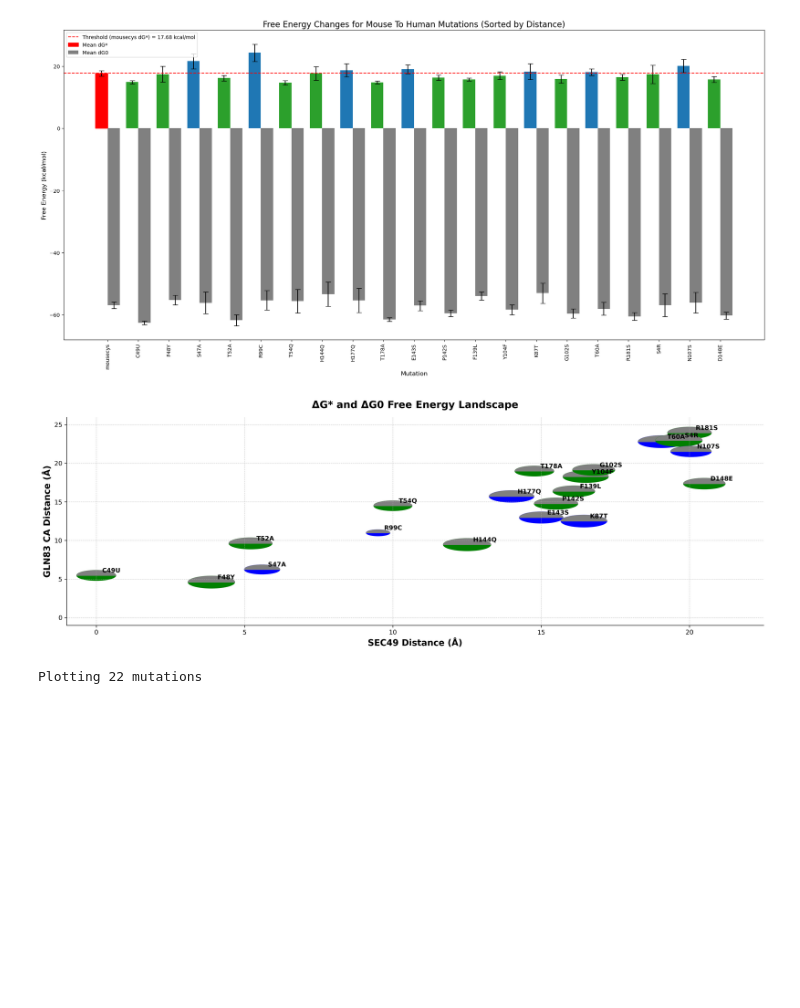
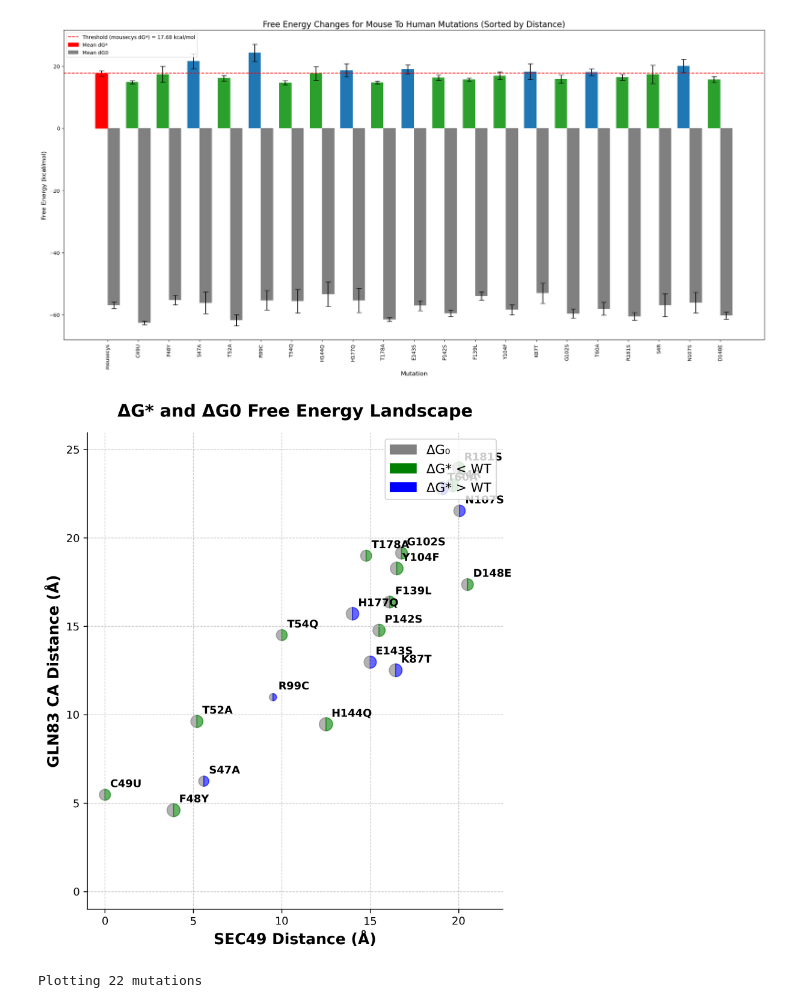
Before and after one commit to ND7996/GPX6, a Jupyter notebook: analysis/barplot_energy.ipynb, the cells around one changed output. Cells and saved outputs as stored; diff of their text form; code cells hidden in the pictures; blank space fills up the shorter version.

```diff
--- a/analysis/barplot_energy.ipynb
+++ b/analysis/barplot_energy.ipynb
@@ -80,6 +80,7 @@ Plotting 21 mutations in sorted order
 # %%
 import matplotlib.pyplot as plt
 import numpy as np
+import matplotlib.patches as mpatches
 
 # Define dataset with distances and free energy values
 mutants = [
@@ -107,7 +108,6 @@ mutants = [
 
 # Wild-type reference (mousecys)
 mousecys_dg_star = 17.68
-mousecys_dg0 = -56.96
 
 # Extract data
 sec49_distances = [m["sec49_distance"] for m in mutants]
@@ -117,59 +117,65 @@ dg0_values = [m["dg0"] for m in mutants]
 mutant_labels = [m["mutation"] for m in mutants]
 
 # Define sizes: Larger circles for larger deviations from mousecys
-min_size, max_size = 400, 1600
+min_size, max_size = 600, 2000  # Increased min/max for bigger circles
 deviation = [abs(dg - mousecys_dg_star) for dg in dg_star_values]
 sizes = np.interp(deviation, (min(deviation), max(deviation)), (max_size, min_size))
 
-# Define colors: Green for lower ΔG*, blue for higher
-colors = ["green" if dg < mousecys_dg_star else "blue" for dg in dg_star_values]
+# Define colors for ΔG*
+colors_dg_star = ["green" if dg < mousecys_dg_star else "blue" for dg in dg_star_values]
+color_dg0 = "grey"  # Grey for ΔG₀
 
 # Create plot
-fig, ax = plt.subplots(figsize=(20, 6), dpi=300)
+fig, ax = plt.subplots(figsize=(10, 8), dpi=300)
+ax.set_aspect('equal')
 
-# Function to draw a half-and-half circle
-def half_circle(ax, x, y, size, color1, color2):
-    circle = plt.Circle((x, y), np.sqrt(size) / 50, color=color1, transform=ax.transData, clip_on=False)
-    ax.add_patch(circle)
+# Plot half-circles
+for x, y, size, color_dg_star in zip(sec49_distances, ca_distances, sizes, colors_dg_star):
+    radius = np.sqrt(size) / 120  # Adjusted scale factor
 
-    theta = np.linspace(0, np.pi, 100)
-    x_half = x + (np.sqrt(size) / 50) * np.cos(theta)
-    y_half = y + (np.sqrt(size) / 50) * np.sin(theta)
+    # Left (grey) - ΔG₀
+    wedge1 = mpatches.Wedge((x, y), radius, 90, 270, color=color_dg0, alpha=0.6, edgecolor="black", lw=1)
 
-    ax.fill_betweenx(y_half, x, x_half, color=color2, transform=ax.transData)
+    # Right (ΔG*) - Green or Blue
+    wedge2 = mpatches.Wedge((x, y), radius, 270, 90, color=color_dg_star, alpha=0.6, edgecolor="black", lw=1)
 
-# Plot data with half circles
-for x, y, size, dg_star, dg0 in zip(sec49_distances, ca_distances, sizes, dg_star_values, dg0_values):
-    color = "green" if dg_star < mousecys_dg_star else "blue"
-    half_circle(ax, x, y, size, color, "gray")
+    ax.add_patch(wedge1)
+    ax.add_patch(wedge2)
 
 # Labels & Titles
 ax.set_xlabel("SEC49 Distance (Å)", fontsize=14, fontweight="bold")
 ax.set_ylabel("GLN83 CA Distance (Å)", fontsize=14, fontweight="bold")
 ax.set_title("ΔG* and ΔG0 Free Energy Landscape", fontsize=16, fontweight="bold", pad=15)
 
 # Adjust axis limits
 ax.set_xlim(-1, max(sec49_distances) + 2)
 ax.set_ylim(-1, max(ca_distances) + 2)
 
 # Grid with subtle styling
 ax.grid(True, linestyle="--", linewidth=0.6, alpha=0.7)
 
-# Add text labels (slightly offset for readability)
+# Add text labels
 for sec_dist, ca_dist, label in zip(sec49_distances, ca_distances, mutant_labels):
-    ax.text(sec_dist + 0.2, ca_dist + 0.2, label, fontsize=10, ha="left", va="bottom", fontweight="bold")
+    ax.text(sec_dist + 0.3, ca_dist + 0.3, label, fontsize=10, ha="left", va="bottom", fontweight="bold")
 
-# Hide top and right borders for JACS-style clarity
+# Legend
+legend_patches = [
+    mpatches.Patch(color="grey", label="ΔG₀"),
+    mpatches.Patch(color="green", label="ΔG* < WT"),
+    mpatches.Patch(color="blue", label="ΔG* > WT")
+]
+ax.legend(handles=legend_patches, loc="upper right", fontsize=12)
+
+# Hide top and right borders
 ax.spines["top"].set_visible(False)
 ax.spines["right"].set_visible(False)
 
-# Save as publication-ready figure
+# Save plot
 plt.savefig("JACS_half_circle_plot.png", dpi=300, bbox_inches="tight", transparent=True)
 
-# Show plot
 plt.show()
 # %% [output]
-[figure, old version]
+[figure, new version]
 # %%
 import re
 import numpy as np
```
Also changed, not shown: 3 other files.
